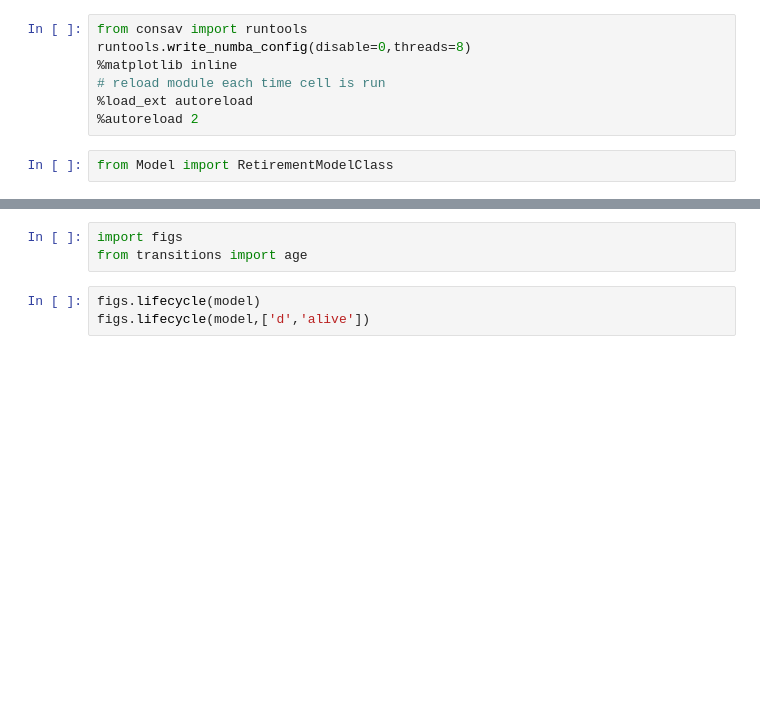
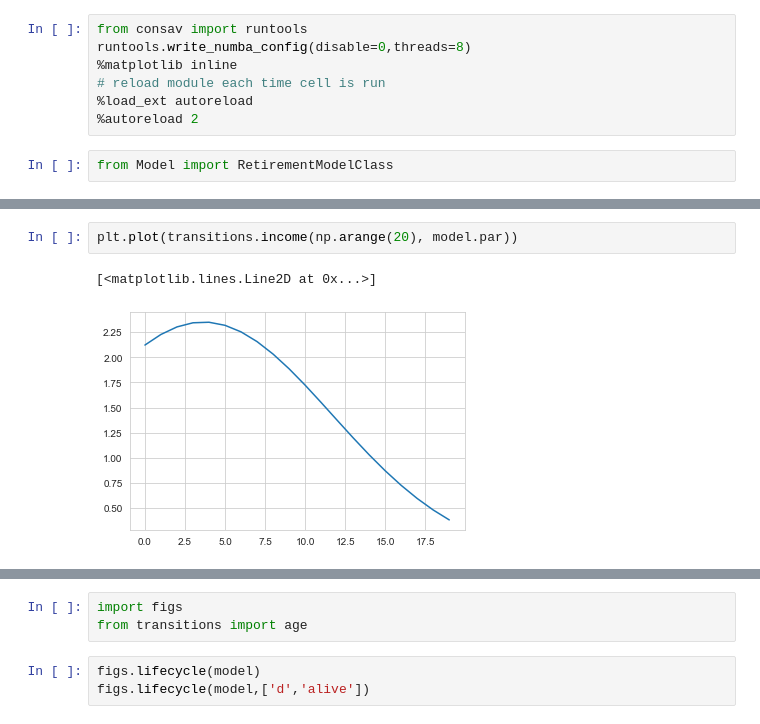
Before and after one commit to mathiassunesen/Speciale_retirement, a Jupyter notebook: Main/Frederik.ipynb, the cells around one changed output, grey strips where cells are left out. Drawn from its saved outputs; the diff is of its cells as text; blank space fills up the shorter version.

```diff
--- a/Main/Frederik.ipynb
+++ b/Main/Frederik.ipynb
@@ -10,3 +54,8 @@ from Model import RetirementModelClass
+# %%
+plt.plot(transitions.income(np.arange(20), model.par))
+# %% [output]
+[<matplotlib.lines.Line2D at 0x...>]
+[figure, added]
 # %%
 # a. setup (calling the __init__ method)
 model = RetirementModelClass(name='baseline',solmethod='egm')
```
Also changed, not shown: parts of 19 cells of this notebook, 4 other files.
